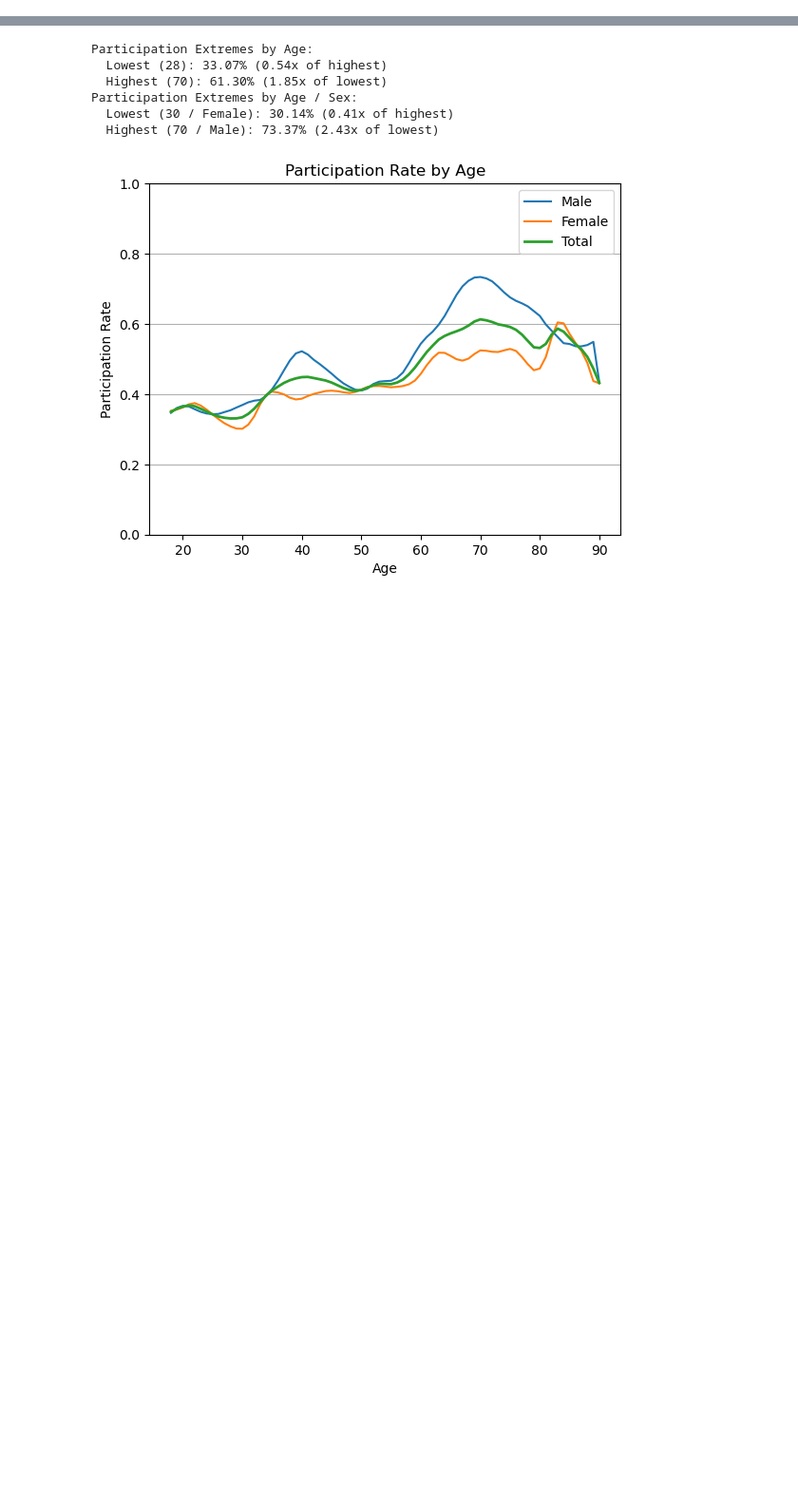
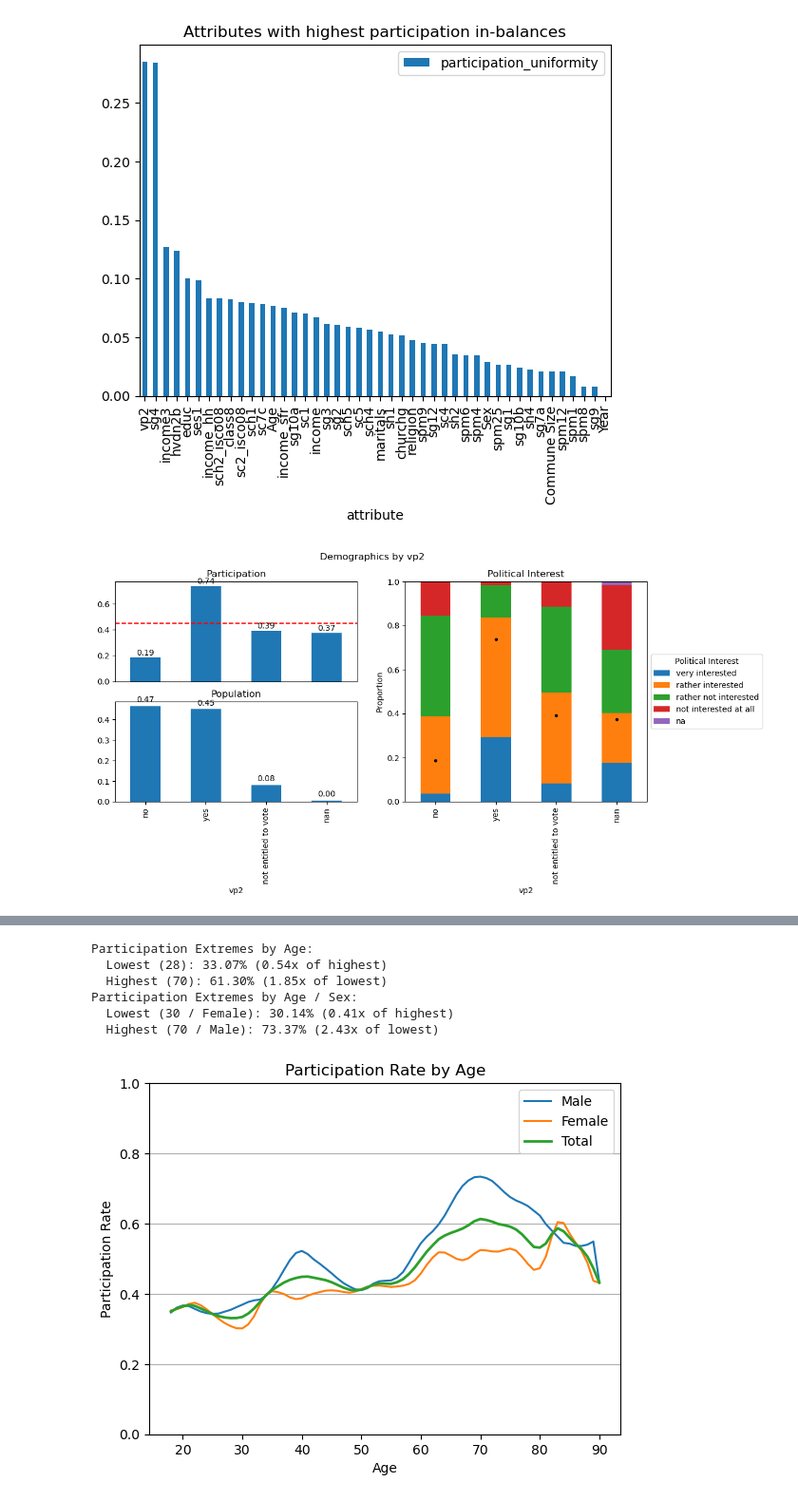
Before and after one commit to tschai-yim/swiss-elections-study, a Jupyter notebook: participation.ipynb, the cells around one changed output, grey strips where cells are left out. Shown at 95% size. Drawn from its saved outputs; the diff is of its cells as text; code cells hidden in the pictures; blank space fills up the shorter version.

```diff
--- a/participation.ipynb
+++ b/participation.ipynb
@@ -86,0 +305,13 @@ Participation Extremes by pi1:
+# %%
+analyze_candidates = metrics_df[metrics_df['valid_proportion'] > 0.5]
+analyze_candidates.plot(
+    y='participation_uniformity', kind='bar',
+    title='Attributes with highest participation in-balances'
+)
+plt.show()
+
+for attribute, metrics in analyze_candidates.head(5).iterrows():
+    plot_attribute(attribute, attribute_groupings[attribute])
+# %% [output]
+[figure, added]
+[figure, added]
```
Also changed, not shown: parts of 22 cells of this notebook.
